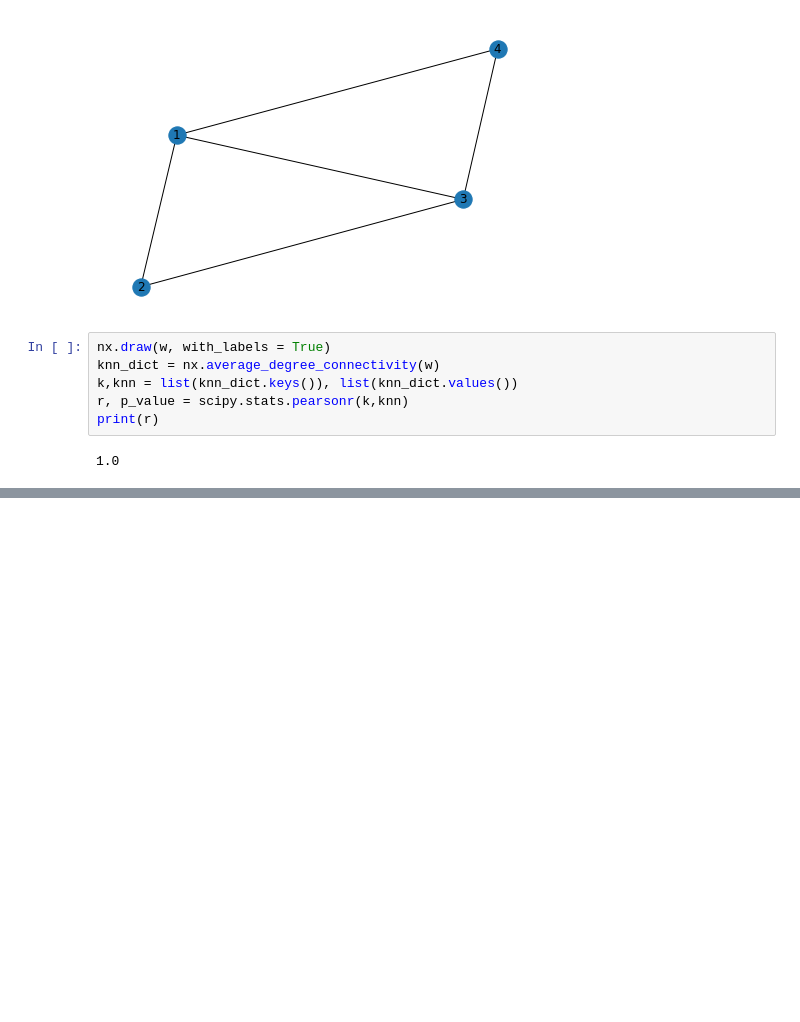
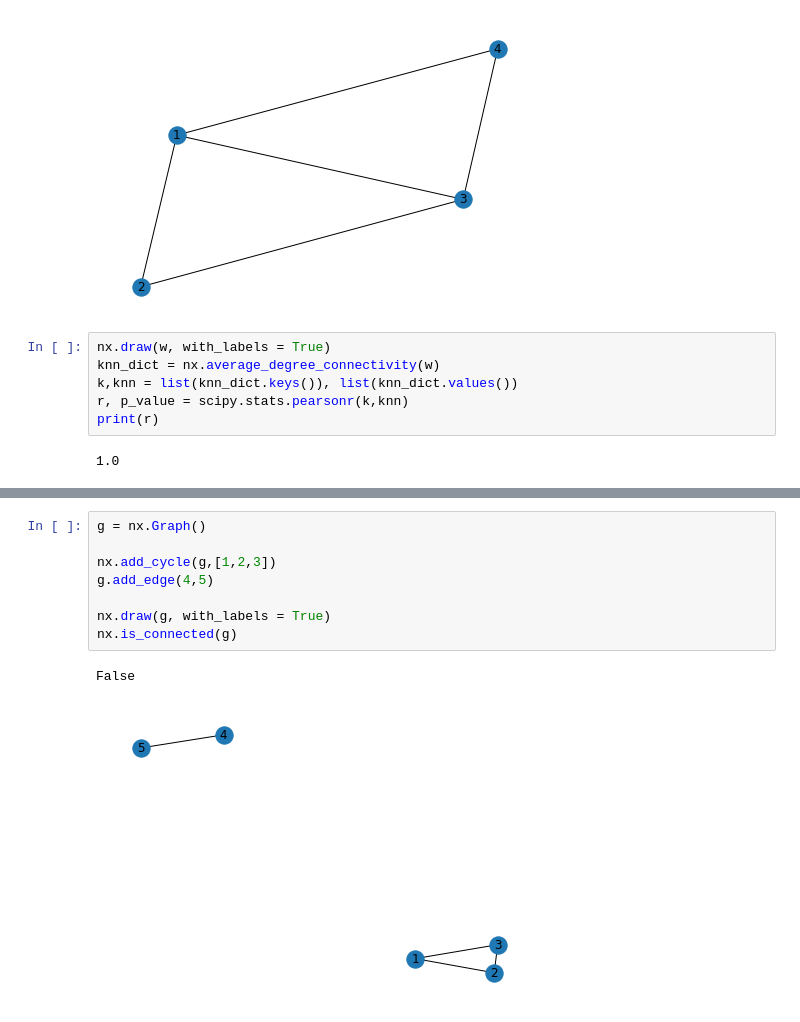
Before and after one commit to hr1588/network, a Jupyter notebook: 2장.ipynb, the cells around one changed output, grey strips where cells are left out. Drawn from its saved outputs; the diff is of its cells as text; blank space fills up the shorter version.

```diff
--- a/2장.ipynb
+++ b/2장.ipynb
@@ -112,0 +119,11 @@ nx.average_shortest_path_length(f,'weight')
+# %%
+g = nx.Graph()
+
+nx.add_cycle(g,[1,2,3])
+g.add_edge(4,5)
+
+nx.draw(g, with_labels = True)
+nx.is_connected(g)
+# %% [output]
+False
+[figure, added]
```
Also changed, not shown: parts of 15 cells of this notebook.
